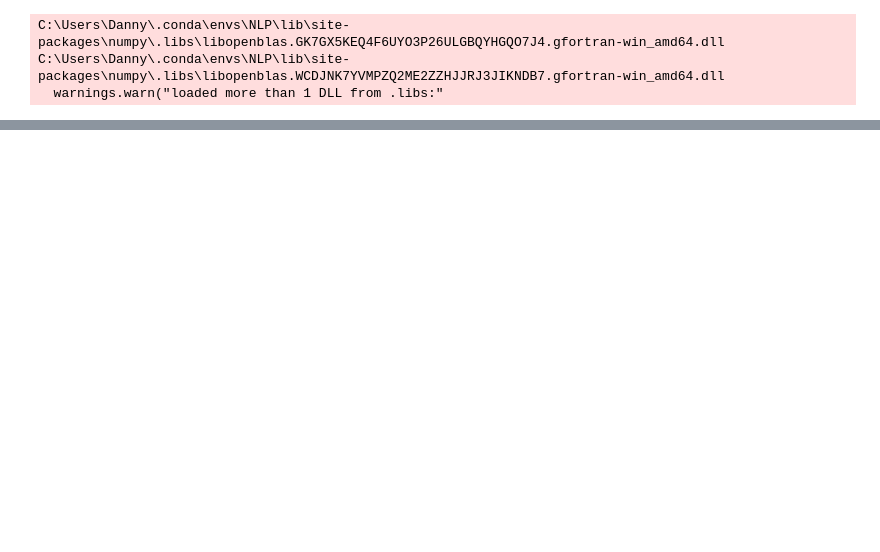
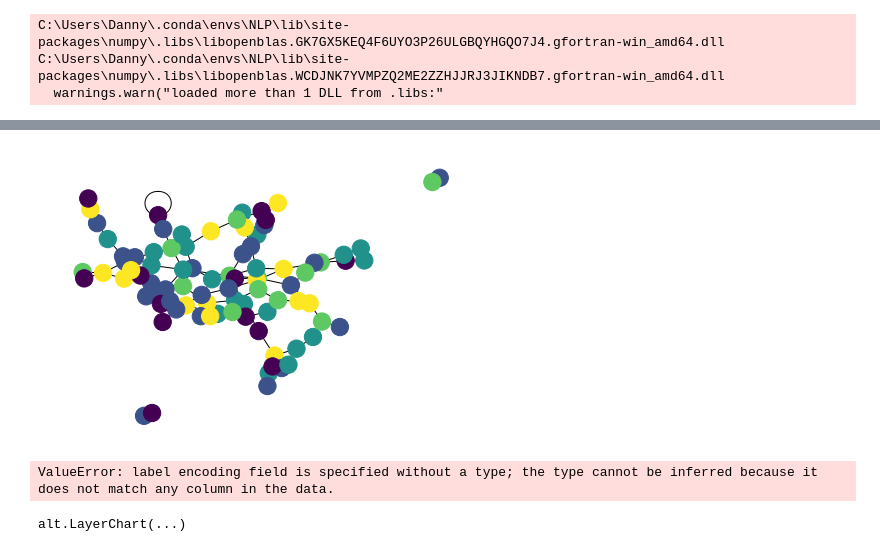
Before and after one commit to DecafSunrise/Cat-s-Cradle, a Jupyter notebook: Interactive Graph.ipynb, the cells around one changed output, grey strips where cells are left out. Saved outputs shown, nothing was run; the diff lists cells and outputs as text; code cells hidden in the pictures; blank space fills up the shorter version.

```diff
--- a/Interactive Graph.ipynb
+++ b/Interactive Graph.ipynb
@@ -61,0 +108,4 @@ viz.interactive()
+# %%
+nx.draw(g, node_color=colors)
+# %% [output]
+[figure, added]
@@ -62,3 +115,25 @@ viz.interactive()
+# %%
+n = n.mark_circle().encode(
+    color=alt.Color('Category:N', legend=None),
+    size=alt.Size('Category', scale=alt.Scale(range=[10, 1500])),
+#     size=alt.Size('appearance', scale=alt.Scale(range=[10, 1500])),
+    opacity=alt.OpacityValue(1),
+## Tooltip
+#     tooltip=['label']
+        )
+
+e = e.mark_line().encode(
+#     size=alt.Size('weight'),
+#     size=alt.Size('weight', scale=alt.Scale(domain=[0, 50000])),
+    color = alt.Color('Category', legend=None)
+)
+
+(e+n).properties(
+    width=500,height=500
+)
+# %% [output]
+ValueError: label encoding field is specified without a type; the type cannot be inferred because it does not match any column in the data.
+alt.LayerChart(...)
 # %%
 e = nxa.draw_networkx_edges(season6, pos=pos)  # get the edge layer
 n = nxa.draw_networkx_nodes(season6, pos=pos)  # get the node layer
```
Also changed, not shown: parts of 15 cells of this notebook.
